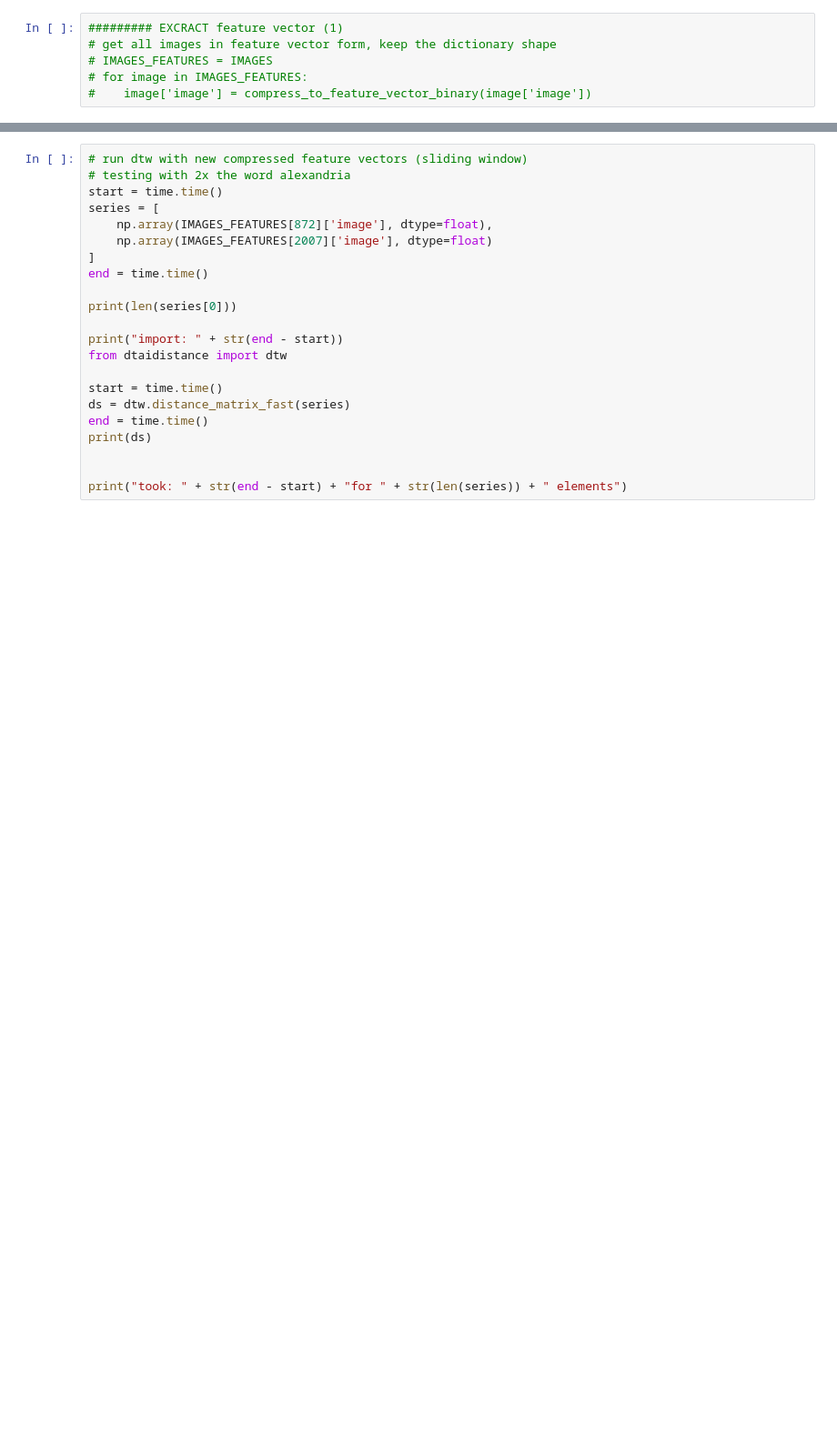
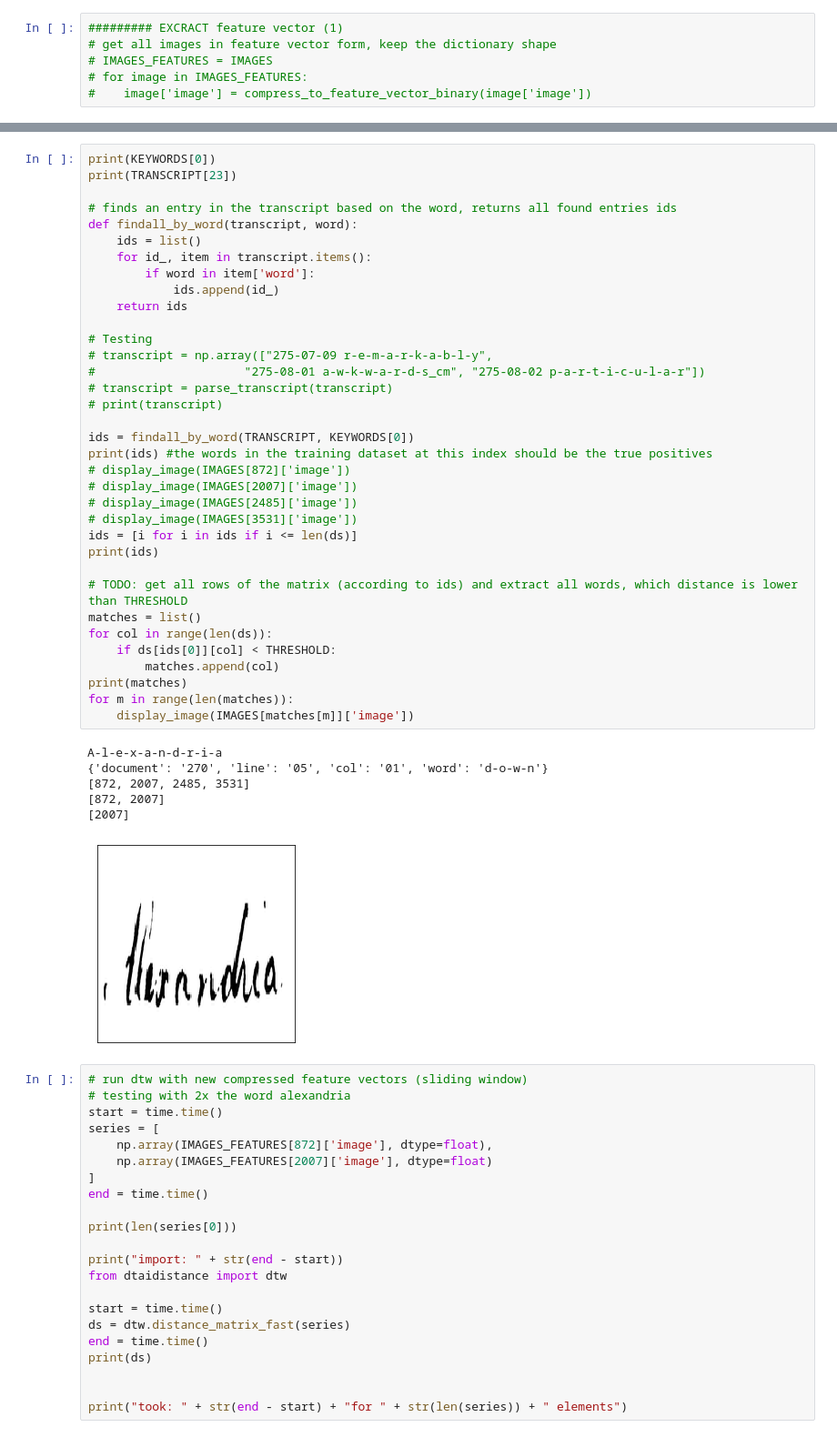
Before and after one commit to TheLoooser/pattern-recognition, a Jupyter notebook: 3/dtw_testing.ipynb, the cells around one changed output, grey strips where cells are left out. Shown at 91% size. Drawn from its saved outputs; the diff is of its cells as text; blank space fills up the shorter version.

```diff
--- a/3/dtw_testing.ipynb
+++ b/3/dtw_testing.ipynb
@@ -351,3 +393,45 @@ took: 38.110615491867065for 500 elements
+# %%
+print(KEYWORDS[0])
+print(TRANSCRIPT[23])
+
+# finds an entry in the transcript based on the word, returns all found entries ids
+def findall_by_word(transcript, word):
+    ids = list()
+    for id_, item in transcript.items():
+        if word in item['word']:
+            ids.append(id_)
+    return ids
+
+# Testing
+# transcript = np.array(["275-07-09 r-e-m-a-r-k-a-b-l-y",
+#                     "275-08-01 a-w-k-w-a-r-d-s_cm", "275-08-02 p-a-r-t-i-c-u-l-a-r"])
+# transcript = parse_transcript(transcript)
+# print(transcript)
+
+ids = findall_by_word(TRANSCRIPT, KEYWORDS[0])
+print(ids) #the words in the training dataset at this index should be the true positives
+# display_image(IMAGES[872]['image'])
+# display_image(IMAGES[2007]['image'])
+# display_image(IMAGES[2485]['image'])
+# display_image(IMAGES[3531]['image'])
+ids = [i for i in ids if i <= len(ds)]
+print(ids)
+
+# TODO: get all rows of the matrix (according to ids) and extract all words, which distance is lower than THRESHOLD
+matches = list()
+for col in range(len(ds)):
+    if ds[ids[0]][col] < THRESHOLD:
+        matches.append(col)
+print(matches)
+for m in range(len(matches)):
+    display_image(IMAGES[matches[m]]['image'])
+# %% [output]
+A-l-e-x-a-n-d-r-i-a
+{'document': '270', 'line': '05', 'col': '01', 'word': 'd-o-w-n'}
+[872, 2007, 2485, 3531]
+[872, 2007]
+[2007]
+[figure, added]
 # %%
 # run dtw with new compressed feature vectors (sliding window)
 # testing with 2x the word alexandria
```
Also changed, not shown: parts of 3 cells of this notebook, 1 other file.
